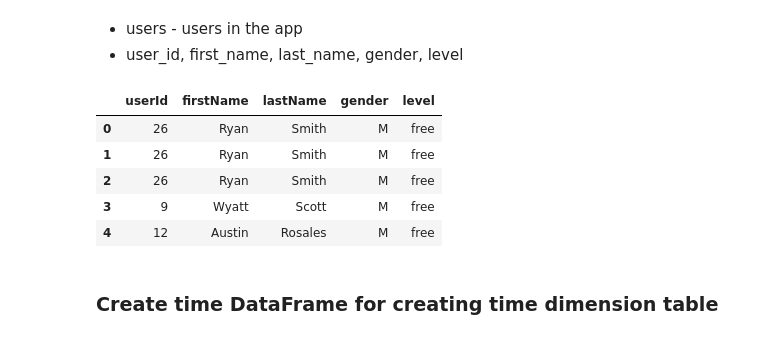
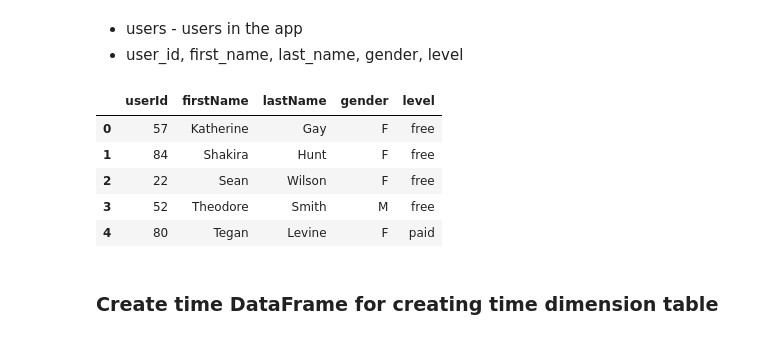
Before and after one commit to ranjithpals/100DaysOfCode, a Jupyter notebook: ETL.ipynb, the cells around one changed output. Saved outputs shown, nothing was run; the diff lists cells and outputs as text; code cells hidden in the pictures.

```diff
--- a/ETL.ipynb
+++ b/ETL.ipynb
@@ -83,6 +81,6 @@ song_f1.limit(2).toPandas()
 # %%
 INPUT_DATA = config['S3']['LOG_DATA']
 
-log_data = INPUT_DATA + "/2018/11/*.json"
+log_data = INPUT_DATA + "/2018/*/*.json"
 log_data
 # %% [output]
@@ -90,5 +90,6 @@ log_data
 # %%
 log_f1 = spark.read.json(log_data)
+log_f1 = log_f1
 log_f1.limit(2).toPandas()
 # %% [output]
 |  | artist | auth | firstName | gender | itemInSession | lastName | length | level | location | method | ... |
@@ -252,15 +253,15 @@ root
 - users - users in the app
 - user_id, first_name, last_name, gender, level
 # %%
-users = log_f1.select(['userId', 'firstName', 'lastName', 'gender', 'level'])
+users = log_f1.select(['userId', 'firstName', 'lastName', 'gender', 'level']).dropDuplicates()
 users.limit(5).toPandas()
 # %% [output]
 |  | userId | firstName | lastName | gender | level |
-| 0 | 26 | Ryan | Smith | M | free |
-| 1 | 26 | Ryan | Smith | M | free |
-| 2 | 26 | Ryan | Smith | M | free |
-| 3 | 9 | Wyatt | Scott | M | free |
-| 4 | 12 | Austin | Rosales | M | free |
+| 0 | 57 | Katherine | Gay | F | free |
+| 1 | 84 | Shakira | Hunt | F | free |
+| 2 | 22 | Sean | Wilson | F | free |
+| 3 | 52 | Theodore | Smith | M | free |
+| 4 | 80 | Tegan | Levine | F | paid |
 # %% [markdown]
 ### Create time DataFrame for creating time dimension table
 # %% [markdown]
```
Also changed, not shown: parts of 28 cells of this notebook.
